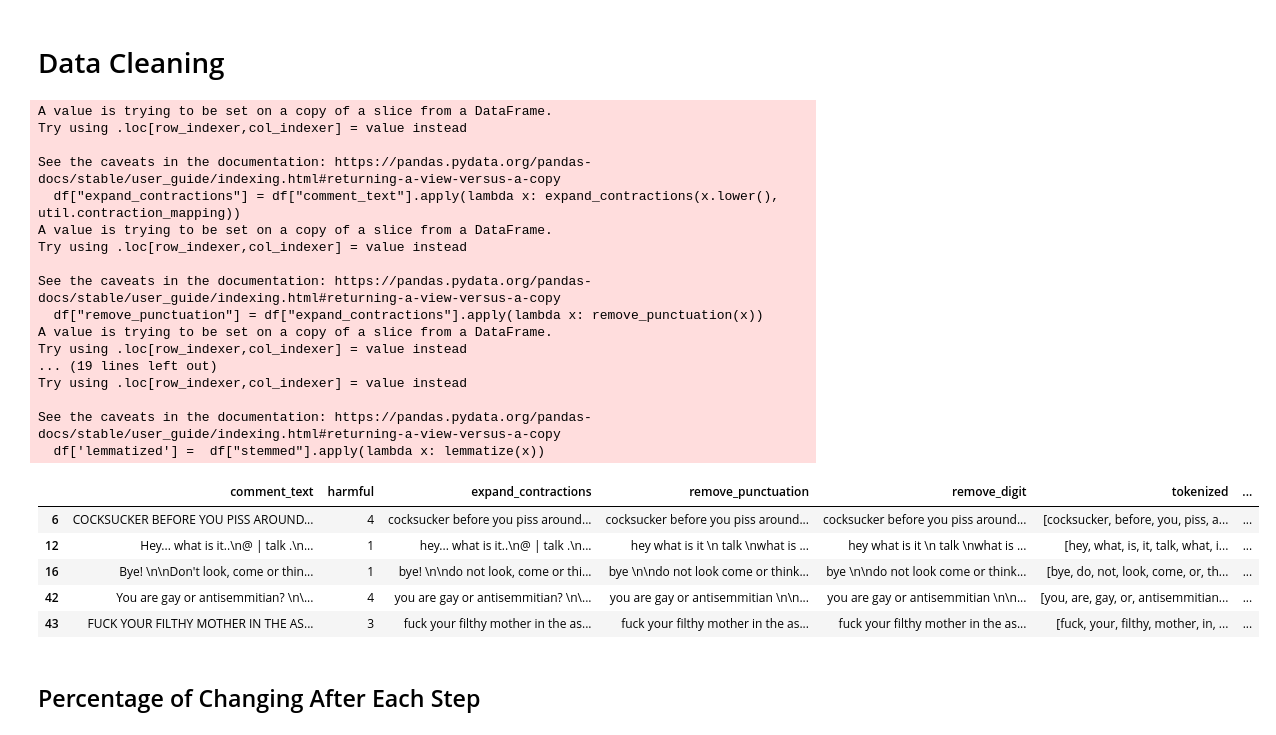
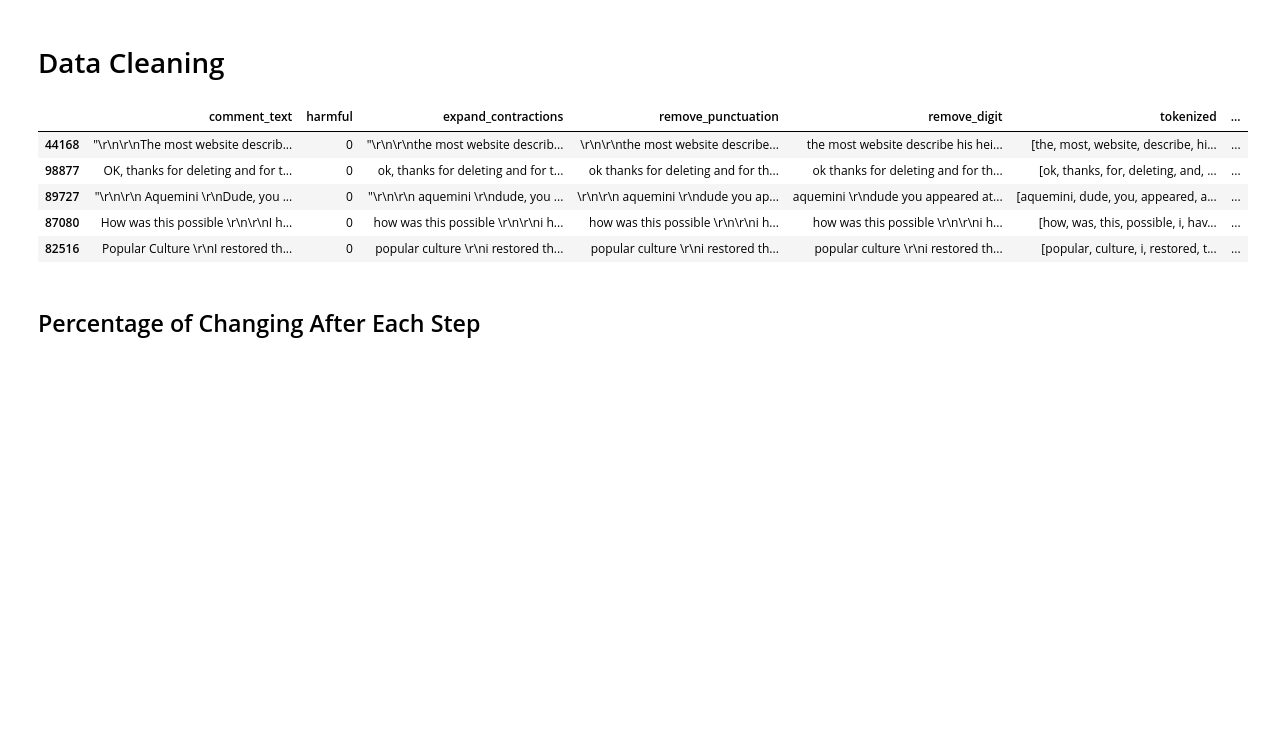
Before and after one commit to QY-W/Comments_NLP_Classification, a Jupyter notebook: ESE527Project-Copy1.ipynb, the cells around one changed output. Cells and saved outputs as stored; diff of their text form; code cells hidden in the pictures; blank space fills up the shorter version.

Commit message:
Update ESE527Project-Copy1.ipynb
Random Sample (15% of instances that are not harmful)

```diff
--- a/ESE527Project-Copy1.ipynb
+++ b/ESE527Project-Copy1.ipynb
@@ -250,33 +250,20 @@ def preprocess(df):
     df['stemmed'] =  df["remove_stopwords"].apply(lambda x: stemming(x))
     df['lemmatized'] =  df["stemmed"].apply(lambda x: lemmatize(x))
     return df
+# %%
+# Randomly select 15% of not harmful instances + all harmful instances
+df_not_harmful_sample = df_not_harmful.sample(frac=0.15)
+sample_df = pd.concat([df_not_harmful_sample, df_harmful], axis=0)
 # %%
-df_process = preprocess(df_harmful)
+df_process = preprocess(sample_df)
 df_process.head()
 # %% [output]
-A value is trying to be set on a copy of a slice from a DataFrame.
-Try using .loc[row_indexer,col_indexer] = value instead
-
-See the caveats in the documentation: https://pandas.pydata.org/pandas-docs/stable/user_guide/indexing.html#returning-a-view-versus-a-copy
-  df["expand_contractions"] = df["comment_text"].apply(lambda x: expand_contractions(x.lower(), util.contraction_mapping))
-A value is trying to be set on a copy of a slice from a DataFrame.
-Try using .loc[row_indexer,col_indexer] = value instead
-
-See the caveats in the documentation: https://pandas.pydata.org/pandas-docs/stable/user_guide/indexing.html#returning-a-view-versus-a-copy
-  df["remove_punctuation"] = df["expand_contractions"].apply(lambda x: remove_punctuation(x))
-A value is trying to be set on a copy of a slice from a DataFrame.
-Try using .loc[row_indexer,col_indexer] = value instead
-... (19 lines left out)
-Try using .loc[row_indexer,col_indexer] = value instead
-
-See the caveats in the documentation: https://pandas.pydata.org/pandas-docs/stable/user_guide/indexing.html#returning-a-view-versus-a-copy
-  df['lemmatized'] =  df["stemmed"].apply(lambda x: lemmatize(x))
 |  | comment_text | harmful | expand_contractions | remove_punctuation | remove_digit | tokenized | ... |
-| 6 | COCKSUCKER BEFORE YOU PISS AROUND... | 4 | cocksucker before you piss around... | cocksucker before you piss around... | cocksucker before you piss around... | [cocksucker, before, you, piss, a... | ... |
-| 12 | Hey... what is it..\n@ | talk .\n... | 1 | hey... what is it..\n@ | talk .\n... | hey what is it \n talk \nwhat is ... | hey what is it \n talk \nwhat is ... | [hey, what, is, it, talk, what, i... | ... |
-| 16 | Bye! \n\nDon't look, come or thin... | 1 | bye! \n\ndo not look, come or thi... | bye \n\ndo not look come or think... | bye \n\ndo not look come or think... | [bye, do, not, look, come, or, th... | ... |
-| 42 | You are gay or antisemmitian? \n\... | 4 | you are gay or antisemmitian? \n\... | you are gay or antisemmitian \n\n... | you are gay or antisemmitian \n\n... | [you, are, gay, or, antisemmitian... | ... |
-| 43 | FUCK YOUR FILTHY MOTHER IN THE AS... | 3 | fuck your filthy mother in the as... | fuck your filthy mother in the as... | fuck your filthy mother in the as... | [fuck, your, filthy, mother, in, ... | ... |
+| 44168 | "\r\n\r\nThe most website describ... | 0 | "\r\n\r\nthe most website describ... | \r\n\r\nthe most website describe... | the most website describe his hei... | [the, most, website, describe, hi... | ... |
+| 98877 | OK, thanks for deleting and for t... | 0 | ok, thanks for deleting and for t... | ok thanks for deleting and for th... | ok thanks for deleting and for th... | [ok, thanks, for, deleting, and, ... | ... |
+| 89727 | "\r\n\r\n Aquemini \r\nDude, you ... | 0 | "\r\n\r\n aquemini \r\ndude, you ... | \r\n\r\n aquemini \r\ndude you ap... | aquemini \r\ndude you appeared at... | [aquemini, dude, you, appeared, a... | ... |
+| 87080 | How was this possible \r\n\r\nI h... | 0 | how was this possible \r\n\r\ni h... | how was this possible \r\n\r\ni h... | how was this possible \r\n\r\ni h... | [how, was, this, possible, i, hav... | ... |
+| 82516 | Popular Culture \r\nI restored th... | 0 | popular culture \r\ni restored th... | popular culture \r\ni restored th... | popular culture \r\ni restored th... | [popular, culture, i, restored, t... | ... |
 # %% [markdown]
 ## Percentage of Changing After Each Step
 # %% [markdown]
```
Also changed, not shown: parts of 5 cells of this notebook.
